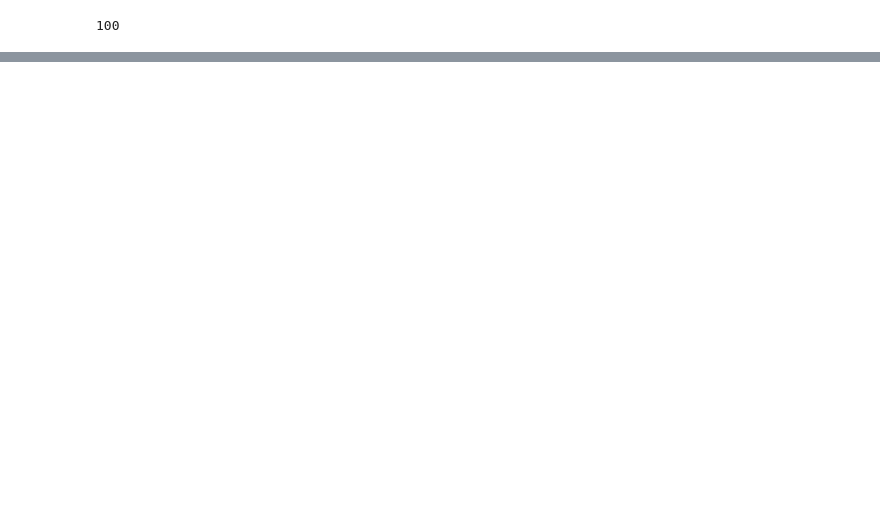
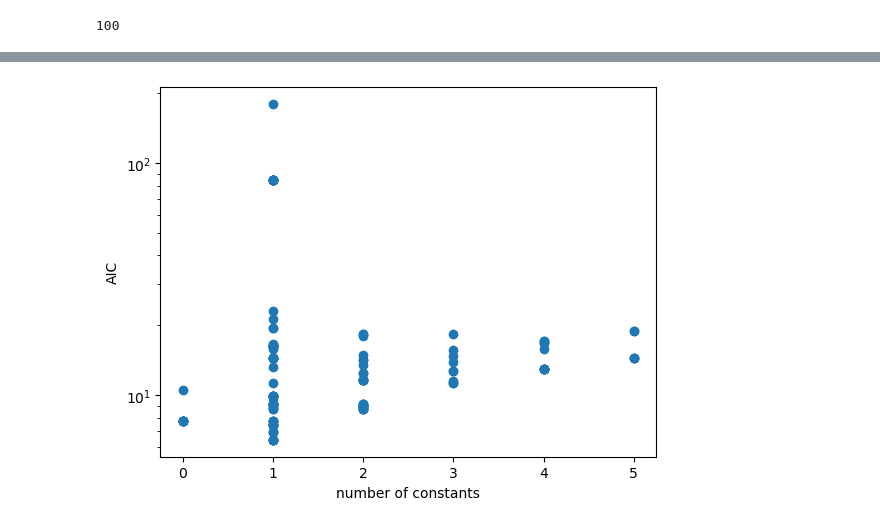
Before and after one commit to ZehaoJin/Ultimate_black_hole_mass_scaling_relations_Symbolic_Regression, a Jupyter notebook: Blackhole_properties/Ultimate_paper/temp_test_1124.ipynb, the cells around one changed output, grey strips where cells are left out. Saved outputs shown, nothing was run; the diff lists cells and outputs as text; code cells hidden in the pictures; blank space fills up the shorter version.

```diff
--- a/Blackhole_properties/Ultimate_paper/temp_test_1124.ipynb
+++ b/Blackhole_properties/Ultimate_paper/temp_test_1124.ipynb
@@ -182,0 +229,9 @@ t[(t['evolutions']==1) & (t['iterations']==1)]
+# %%
+t=pd.read_csv('/data/zj448/SR/Ultimate_paper/pareto_archive/pareto_5000.csv')
+
+plt.scatter(t['number_constants'],2 * t["number_constants"] -  t["log_like"])
+plt.xlabel('number of constants')
+plt.ylabel('AIC')
+plt.yscale('log')
+# %% [output]
+[figure, added]
```
Also changed, not shown: parts of 7 cells of this notebook, 4 other files.
